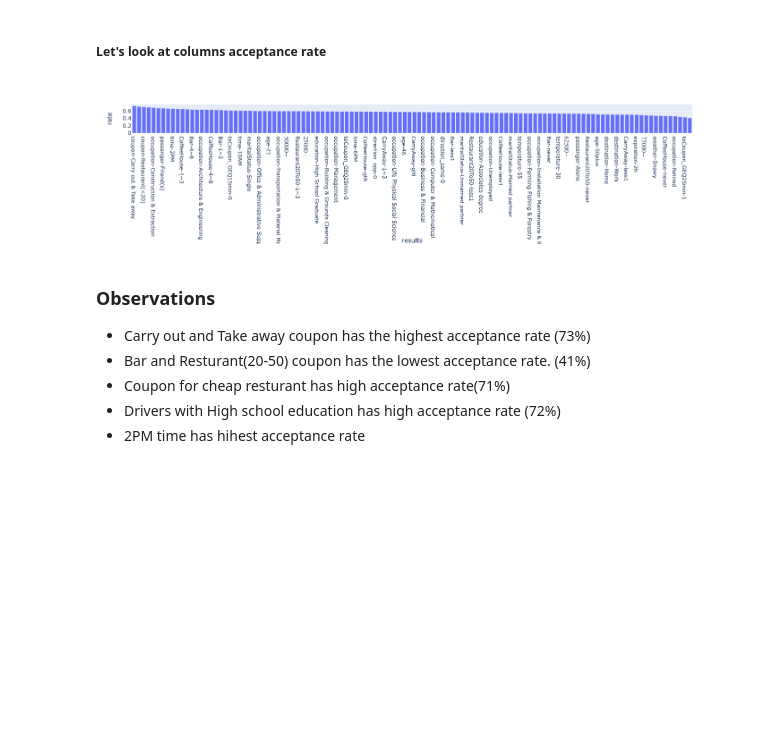
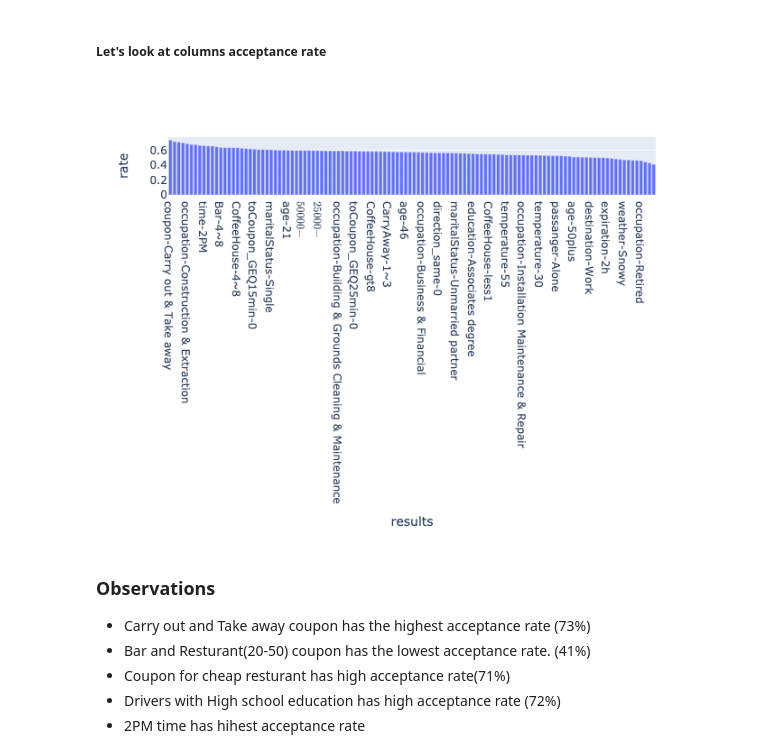
Before and after one commit to masudsp/kraftwerk, a Jupyter notebook: prompt.ipynb, the cells around one changed output. Cells and saved outputs as stored; diff of their text form; code cells hidden in the pictures; blank space fills up the shorter version.

```diff
--- a/prompt.ipynb
+++ b/prompt.ipynb
@@ -333,9 +338,10 @@ def acceptance_rate(df_ro):
 # %% [markdown]
 ##### Let's look at columns acceptance rate
 # %%
-px.bar(acceptance_rate(data).query('Y == 1'), y='rate', x='results')
+fig = px.bar(acceptance_rate(data).query('Y == 1'), y='rate', x='results')
+fig.show("png")
 # %% [output]
-[figure, old version]
+[figure, new version]
 # %% [markdown]
 ### Observations
 - Carry out and Take away coupon has the highest acceptance rate (73%)
```
Also changed, not shown: parts of 10 cells of this notebook.
